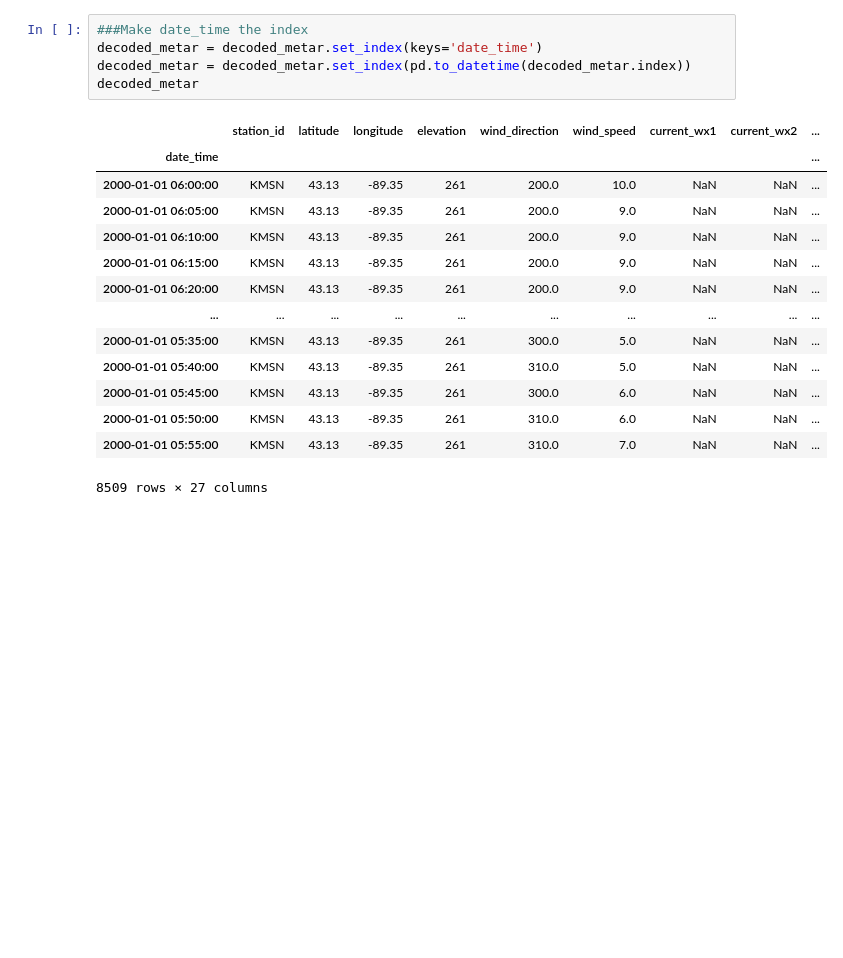
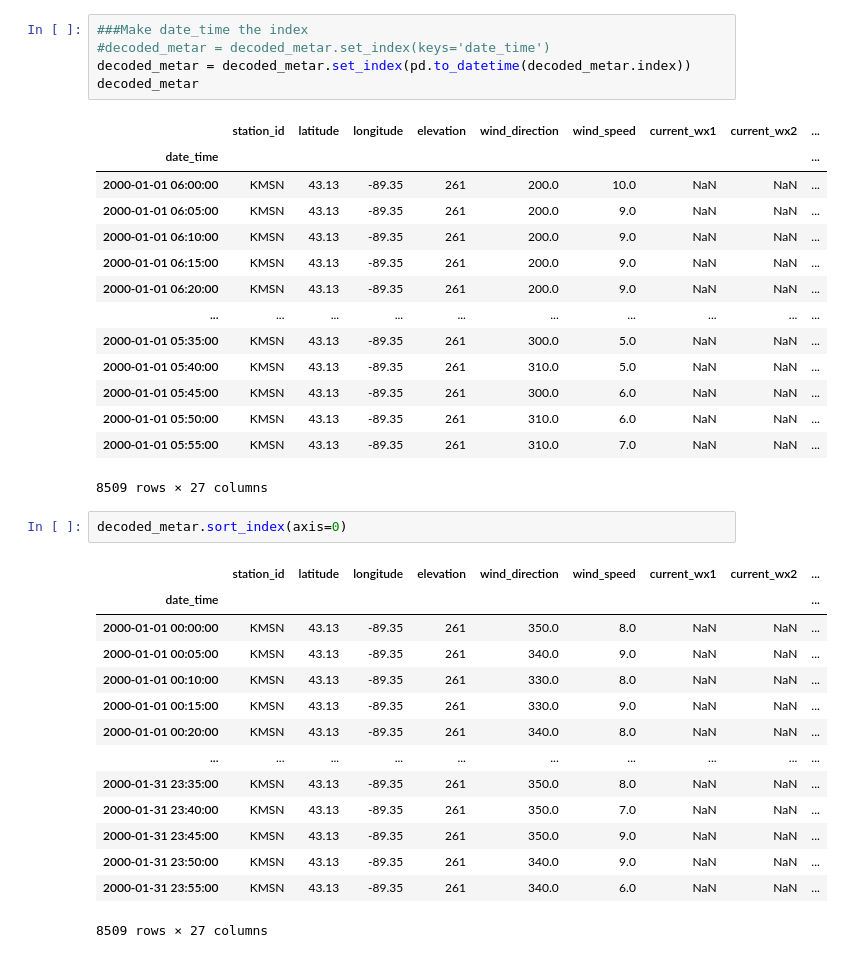
Before and after one commit to rmiller34/ATMS-597-Project-5, a Jupyter notebook: ReadMETAR.ipynb, the cells around one changed output. Saved outputs shown, nothing was run; the diff lists cells and outputs as text; blank space fills up the shorter version.

```diff
--- a/ReadMETAR.ipynb
+++ b/ReadMETAR.ipynb
@@ -81,7 +79,7 @@ decoded_metar
 8509 rows × 28 columns
 # %%
 ###Make date_time the index
-decoded_metar = decoded_metar.set_index(keys='date_time')
+#decoded_metar = decoded_metar.set_index(keys='date_time')
 decoded_metar = decoded_metar.set_index(pd.to_datetime(decoded_metar.index))
 decoded_metar
 # %% [output]
@@ -99,3 +97,20 @@ decoded_metar
 | 2000-01-01 05:50:00 | KMSN | 43.13 | -89.35 | 261 | 310.0 | 6.0 | NaN | NaN | ... |
 | 2000-01-01 05:55:00 | KMSN | 43.13 | -89.35 | 261 | 310.0 | 7.0 | NaN | NaN | ... |
 8509 rows × 27 columns
+# %%
+decoded_metar.sort_index(axis=0)
+# %% [output]
+|  | station_id | latitude | longitude | elevation | wind_direction | wind_speed | current_wx1 | current_wx2 | ... |
+| date_time |  |  |  |  |  |  |  |  | ... |
+| 2000-01-01 00:00:00 | KMSN | 43.13 | -89.35 | 261 | 350.0 | 8.0 | NaN | NaN | ... |
+| 2000-01-01 00:05:00 | KMSN | 43.13 | -89.35 | 261 | 340.0 | 9.0 | NaN | NaN | ... |
+| 2000-01-01 00:10:00 | KMSN | 43.13 | -89.35 | 261 | 330.0 | 8.0 | NaN | NaN | ... |
+| 2000-01-01 00:15:00 | KMSN | 43.13 | -89.35 | 261 | 330.0 | 9.0 | NaN | NaN | ... |
+| 2000-01-01 00:20:00 | KMSN | 43.13 | -89.35 | 261 | 340.0 | 8.0 | NaN | NaN | ... |
+| ... | ... | ... | ... | ... | ... | ... | ... | ... | ... |
+| 2000-01-31 23:35:00 | KMSN | 43.13 | -89.35 | 261 | 350.0 | 8.0 | NaN | NaN | ... |
+| 2000-01-31 23:40:00 | KMSN | 43.13 | -89.35 | 261 | 350.0 | 7.0 | NaN | NaN | ... |
+| 2000-01-31 23:45:00 | KMSN | 43.13 | -89.35 | 261 | 350.0 | 9.0 | NaN | NaN | ... |
+| 2000-01-31 23:50:00 | KMSN | 43.13 | -89.35 | 261 | 340.0 | 9.0 | NaN | NaN | ... |
+| 2000-01-31 23:55:00 | KMSN | 43.13 | -89.35 | 261 | 340.0 | 6.0 | NaN | NaN | ... |
+8509 rows × 27 columns
```
Also changed, not shown: parts of 3 cells of this notebook.
